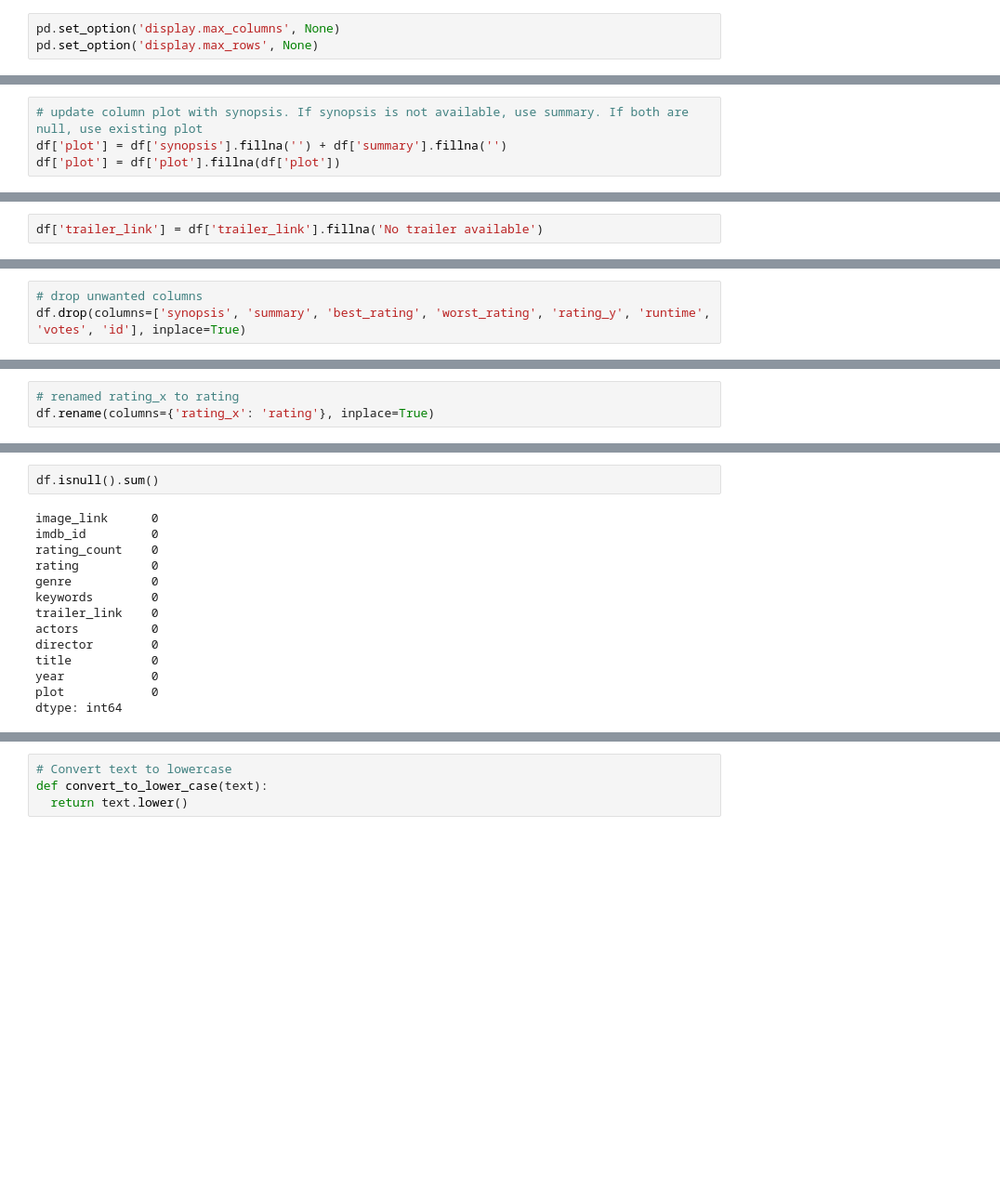
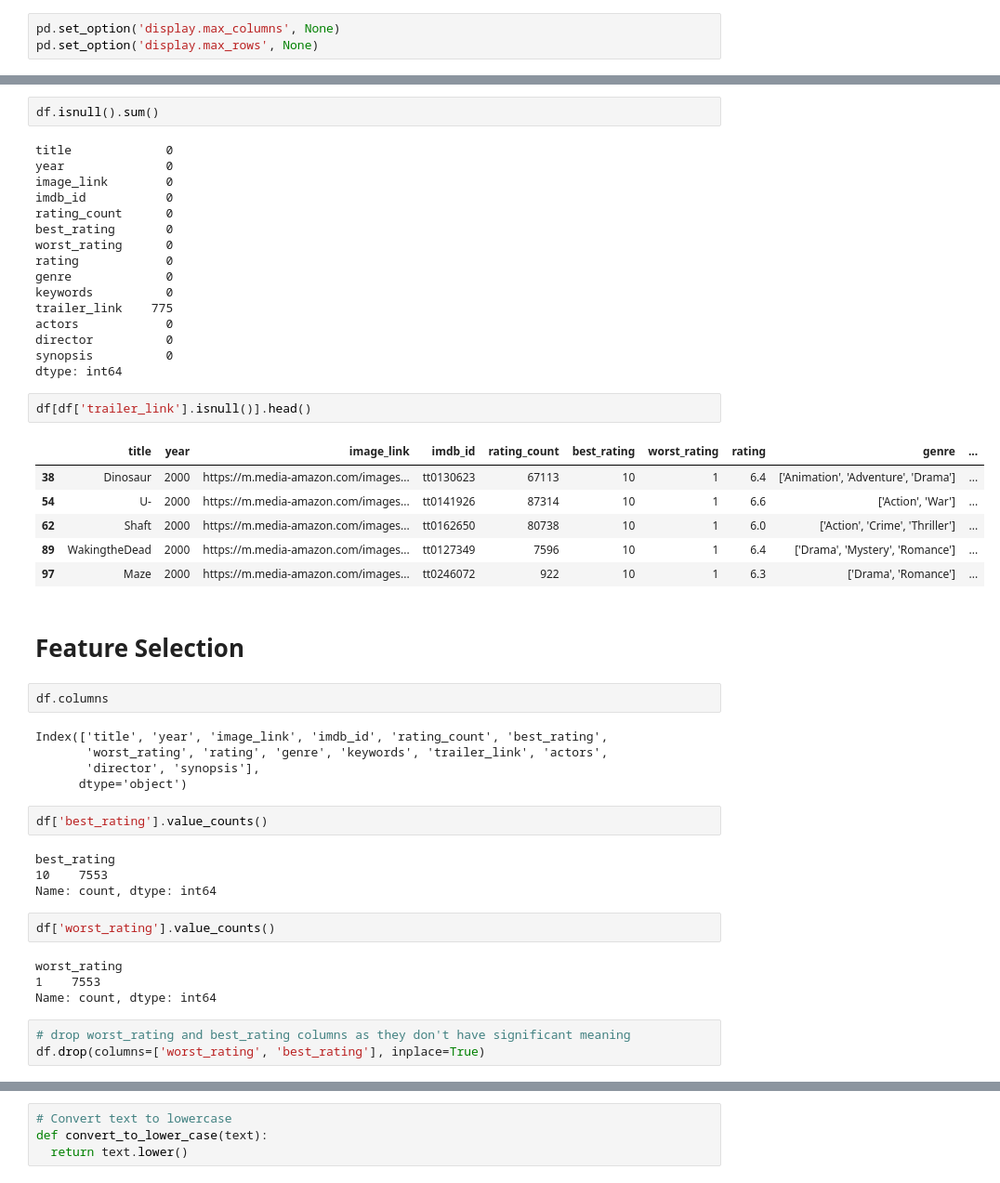
Before and after one commit to HemantRajSingh/MovieMatch, a Jupyter notebook: notebooks/data_preprocessing.ipynb, the cells around one changed output, grey strips where cells are left out. Shown: that part at 93% size. Cells and saved outputs as stored; diff of their text form; blank space fills up the shorter version.

```diff
--- a/notebooks/data_preprocessing.ipynb
+++ b/notebooks/data_preprocessing.ipynb
@@ -129,4 +133,0 @@ dtype: int64
-# %%
-# update column plot with synopsis. If synopsis is not available, use summary. If both are null, use existing plot
-df['plot'] = df['synopsis'].fillna('') + df['summary'].fillna('')
-df['plot'] = df['plot'].fillna(df['plot'])
@@ -166,2 +133,0 @@ df[df['trailer_link'].isnull()].head(5)
-# %%
-df['trailer_link'] = df['trailer_link'].fillna('No trailer available')
@@ -173,3 +133,0 @@ df[df['year'] != df['runtime']]
-# %%
-# drop unwanted columns
-df.drop(columns=['synopsis', 'summary', 'best_rating', 'worst_rating', 'rating_y', 'runtime', 'votes', 'id'], inplace=True)
@@ -192,3 +133,0 @@ Index(['image_link', 'imdb_id', 'rating_count', 'rating_x', 'genre',
-# %%
-# renamed rating_x to rating
-df.rename(columns={'rating_x': 'rating'}, inplace=True)
@@ -223,16 +134,51 @@ memory usage: 225.1+ KB
-# %%
-df.isnull().sum()
-# %% [output]
-image_link      0
-imdb_id         0
-rating_count    0
-rating          0
-genre           0
-keywords        0
-trailer_link    0
-actors          0
-director        0
-title           0
-year            0
-plot            0
-dtype: int64
+# %%
+df.isnull().sum()
+# %% [output]
+title             0
+year              0
+image_link        0
+imdb_id           0
+rating_count      0
+best_rating       0
+worst_rating      0
+rating            0
+genre             0
+keywords          0
+trailer_link    775
+actors            0
+director          0
+synopsis          0
+dtype: int64
+# %%
+df[df['trailer_link'].isnull()].head()
+# %% [output]
+|  | title | year | image_link | imdb_id | rating_count | best_rating | worst_rating | rating | genre | ... |
+| 38 | Dinosaur | 2000 | https://m.media-amazon.com/images... | tt0130623 | 67113 | 10 | 1 | 6.4 | ['Animation', 'Adventure', 'Drama'] | ... |
+| 54 | U- | 2000 | https://m.media-amazon.com/images... | tt0141926 | 87314 | 10 | 1 | 6.6 | ['Action', 'War'] | ... |
+| 62 | Shaft | 2000 | https://m.media-amazon.com/images... | tt0162650 | 80738 | 10 | 1 | 6.0 | ['Action', 'Crime', 'Thriller'] | ... |
+| 89 | WakingtheDead | 2000 | https://m.media-amazon.com/images... | tt0127349 | 7596 | 10 | 1 | 6.4 | ['Drama', 'Mystery', 'Romance'] | ... |
+| 97 | Maze | 2000 | https://m.media-amazon.com/images... | tt0246072 | 922 | 10 | 1 | 6.3 | ['Drama', 'Romance'] | ... |
+# %% [markdown]
+# Feature Selection
+# %%
+df.columns
+# %% [output]
+Index(['title', 'year', 'image_link', 'imdb_id', 'rating_count', 'best_rating',
+       'worst_rating', 'rating', 'genre', 'keywords', 'trailer_link', 'actors',
+       'director', 'synopsis'],
+      dtype='object')
+# %%
+df['best_rating'].value_counts()
+# %% [output]
+best_rating
+10    7553
+Name: count, dtype: int64
+# %%
+df['worst_rating'].value_counts()
+# %% [output]
+worst_rating
+1    7553
+Name: count, dtype: int64
+# %%
+# drop worst_rating and best_rating columns as they don't have significant meaning
+df.drop(columns=['worst_rating', 'best_rating'], inplace=True)
```
Also changed, not shown: parts of 48 cells of this notebook, 4 other files.
